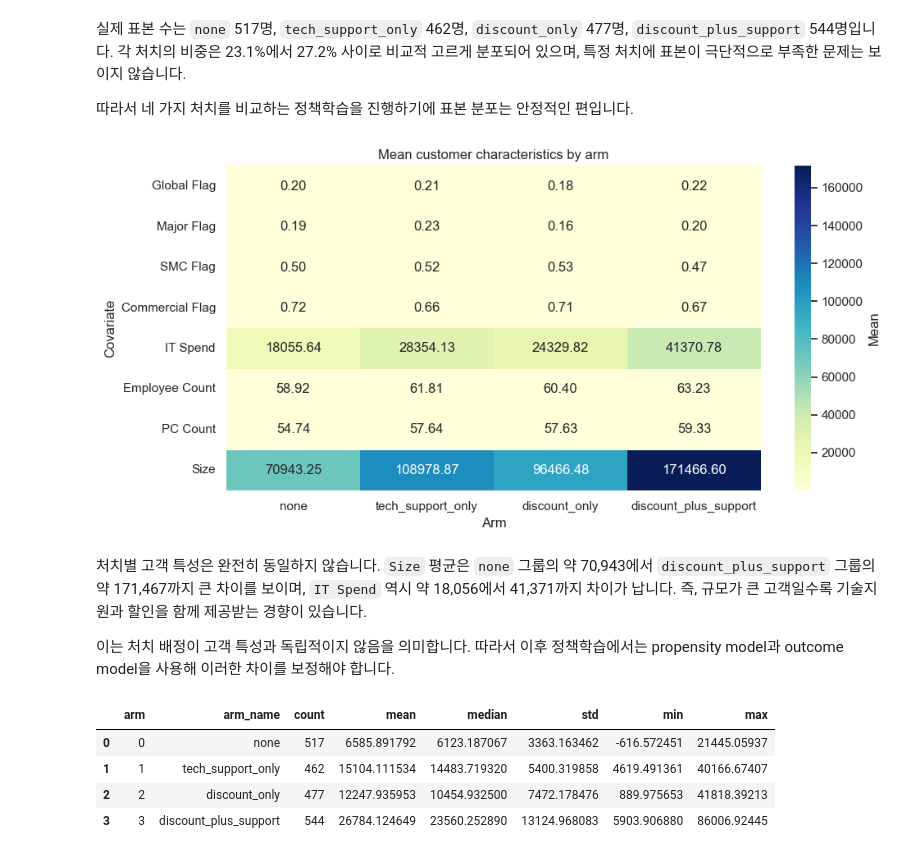
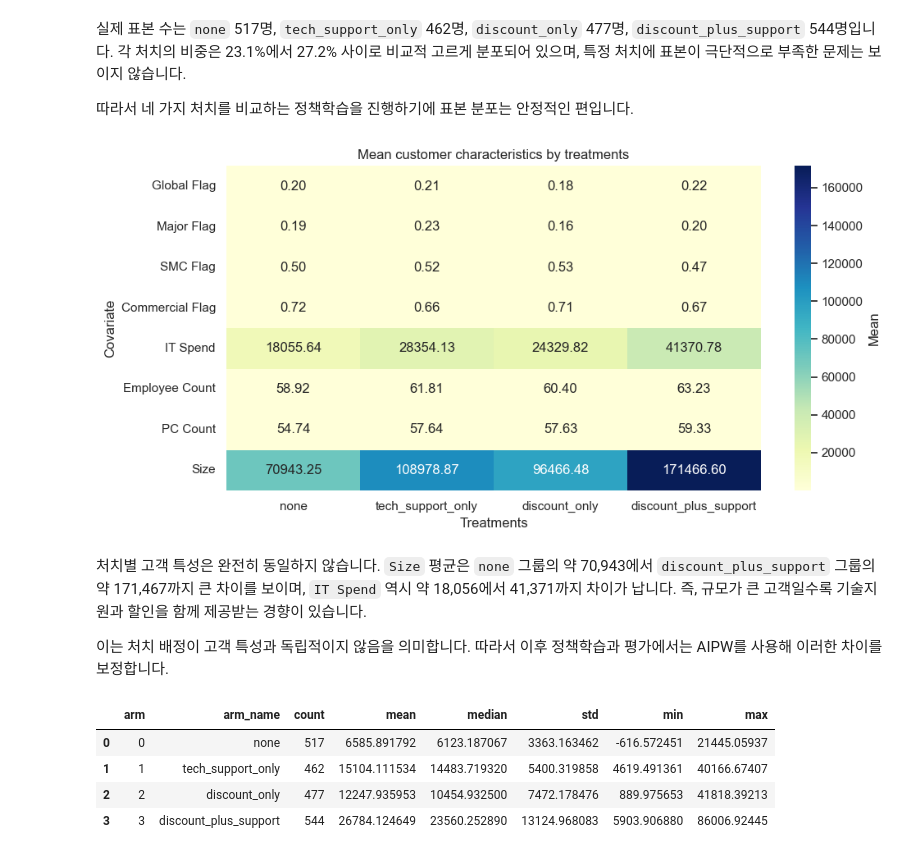
Before and after one commit to CausalInferenceLab/causal-studio, a Jupyter notebook: book/who_should_be_treated/who_should_be_treated_ko.ipynb, the cells around one changed output. Cells and saved outputs as stored; diff of their text form; code cells hidden in the pictures.

```diff
--- a/book/who_should_be_treated/who_should_be_treated_ko.ipynb
+++ b/book/who_should_be_treated/who_should_be_treated_ko.ipynb
@@ -227,23 +231,23 @@ display(arm_counts)
 # %%
 arm_covariate_means = (
     policy_df
     .groupby('arm_name')[covariates]
     .mean()
     .reindex(ARM_LABELS)
 )
 
 plt.figure(figsize=(10, 5))
 sns.heatmap(arm_covariate_means.T, annot=True, fmt='.2f', cmap='YlGnBu', cbar_kws={'label': 'Mean'})
-plt.xlabel('Arm')
+plt.xlabel('Treatments')
 plt.ylabel('Covariate')
-plt.title('Mean customer characteristics by arm')
+plt.title('Mean customer characteristics by treatments')
 plt.tight_layout()
 # %% [output]
-[figure, old version]
+[figure, new version]
 # %% [markdown]
 처치별 고객 특성은 완전히 동일하지 않습니다. `Size` 평균은 `none` 그룹의 약 70,943에서 `discount_plus_support` 그룹의 약 171,467까지 큰 차이를 보이며, `IT Spend` 역시 약 18,056에서 41,371까지 차이가 납니다. 즉, 규모가 큰 고객일수록 기술지원과 할인을 함께 제공받는 경향이 있습니다.
 
-이는 처치 배정이 고객 특성과 독립적이지 않음을 의미합니다. 따라서 이후 정책학습에서는 propensity model과 outcome model을 사용해 이러한 차이를 보정해야 합니다.
+이는 처치 배정이 고객 특성과 독립적이지 않음을 의미합니다. 따라서 이후 정책학습과 평가에서는 AIPW를 사용해 이러한 차이를 보정합니다.
 # %%
 arm_revenue = (
     policy_df
```
Also changed, not shown: parts of 27 cells of this notebook, 1 other file.
